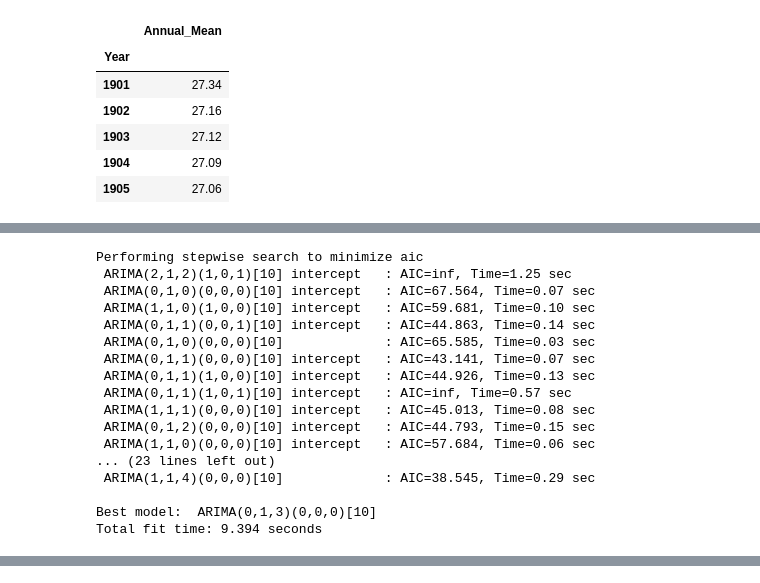
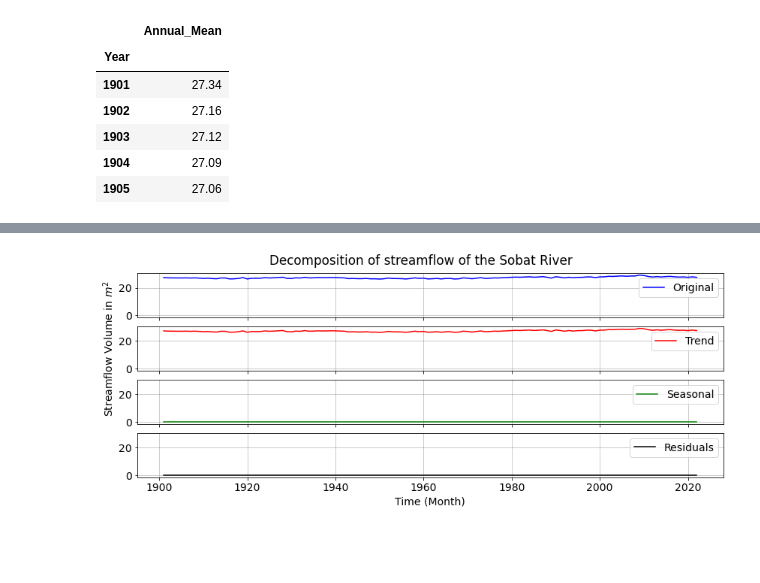
Before and after one commit to manzugerald/GradProjts, a Jupyter notebook: TemperaturePrediction/tempPrediction.ipynb, the cells around one changed output, grey strips where cells are left out. Drawn from its saved outputs; the diff is of its cells as text; code cells hidden in the pictures; blank space fills up the shorter version.

```diff
--- a/TemperaturePrediction/tempPrediction.ipynb
+++ b/TemperaturePrediction/tempPrediction.ipynb
@@ -42,51 +90,27 @@ test.head(5)
-# %%
-# SARIMA Model using AutoARIMA
-auto_arima_model = auto_arima(train, seasonal=True, m=10, trace=True, suppress_warnings=True)
-best_order = auto_arima_model.order
-best_seasonal_order = auto_arima_model.seasonal_order
-
-sarima_model = SARIMAX(train, order=best_order, seasonal_order=best_seasonal_order)
-sarima_fit = sarima_model.fit()
-sarima_pred = sarima_fit.forecast(steps=len(test))
-# %% [output]
-Performing stepwise search to minimize aic
- ARIMA(2,1,2)(1,0,1)[10] intercept   : AIC=inf, Time=1.25 sec
- ARIMA(0,1,0)(0,0,0)[10] intercept   : AIC=67.564, Time=0.07 sec
- ARIMA(1,1,0)(1,0,0)[10] intercept   : AIC=59.681, Time=0.10 sec
- ARIMA(0,1,1)(0,0,1)[10] intercept   : AIC=44.863, Time=0.14 sec
- ARIMA(0,1,0)(0,0,0)[10]             : AIC=65.585, Time=0.03 sec
- ARIMA(0,1,1)(0,0,0)[10] intercept   : AIC=43.141, Time=0.07 sec
- ARIMA(0,1,1)(1,0,0)[10] intercept   : AIC=44.926, Time=0.13 sec
- ARIMA(0,1,1)(1,0,1)[10] intercept   : AIC=inf, Time=0.57 sec
- ARIMA(1,1,1)(0,0,0)[10] intercept   : AIC=45.013, Time=0.08 sec
- ARIMA(0,1,2)(0,0,0)[10] intercept   : AIC=44.793, Time=0.15 sec
- ARIMA(1,1,0)(0,0,0)[10] intercept   : AIC=57.684, Time=0.06 sec
-... (23 lines left out)
- ARIMA(1,1,4)(0,0,0)[10]             : AIC=38.545, Time=0.29 sec
-
-Best model:  ARIMA(0,1,3)(0,0,0)[10]
-Total fit time: 9.394 seconds
 # %%
-# LSTM Model
-scaler = MinMaxScaler()
-train_scaled = scaler.fit_transform(train)
-test_scaled = scaler.transform(test)
+ts_decompose_add = seasonal_decompose(df['Annual_Mean'], model='additive', period=1,)  # Adjust period as needed
+estimated_trend_add = ts_decompose_add.trend
+estimated_seasonal_add = ts_decompose_add.seasonal
+estimated_residual_add = ts_decompose_add.resid
 
-X_train, y_train = train_scaled[:-1], train_scaled[1:]
-X_test, y_test = test_scaled[:-1], test_scaled[1:]
+fig, axes = plt.subplots(4, 1, sharex="all", sharey=True)
+plt.rcParams.update({'figure.figsize': [14,5]})
+plt.suptitle('Decomposition of streamflow of the Sobat River',x=0.5, y=0.95)
+plt.xlabel('Time (Month)')
 
-X_train = np.reshape(X_train, (X_train.shape[0], X_train.shape[1], 1))
-X_test = np.reshape(X_test, (X_test.shape[0], X_test.shape[1], 1))
 
-lstm_model = Sequential([
-    LSTM(50, activation='relu', return_sequences=True, input_shape=(X_train.shape[1], 1)),
-    LSTM(50, activation='relu'),
-    Dense(1)
-])
 
-lstm_model.compile(optimizer='adam', loss='mse')
-lstm_model.fit(X_train, y_train, epochs=50, verbose=0)
+axes[0].plot(df['Annual_Mean'], label='Original', color='b')
+axes[0].legend(loc='upper right');
 
-lstm_pred = lstm_model.predict(X_test)
-lstm_pred = scaler.inverse_transform(lstm_pred)
+axes[1].plot(estimated_trend_add, label='Trend', color='r')
+axes[1].legend(loc='upper right');
+
+axes[2].plot(estimated_seasonal_add, label='Seasonal', color='g')
+axes[1].set_ylabel('Streamflow Volume in $m^{2}$')
+axes[2].legend(loc='upper right');
+
+axes[3].plot(estimated_residual_add, label='Residuals', color='black')
+axes[3].legend(loc='upper right');
+# plt.savefig('revisedImages/sobat_decompositions_of_streamflow.png')
 # %% [output]
@@ -94 +117,2 @@ lstm_pred = scaler.inverse_transform(lstm_pred)
+[figure, added]
 # %%
```
Also changed, not shown: parts of 29 cells of this notebook.
